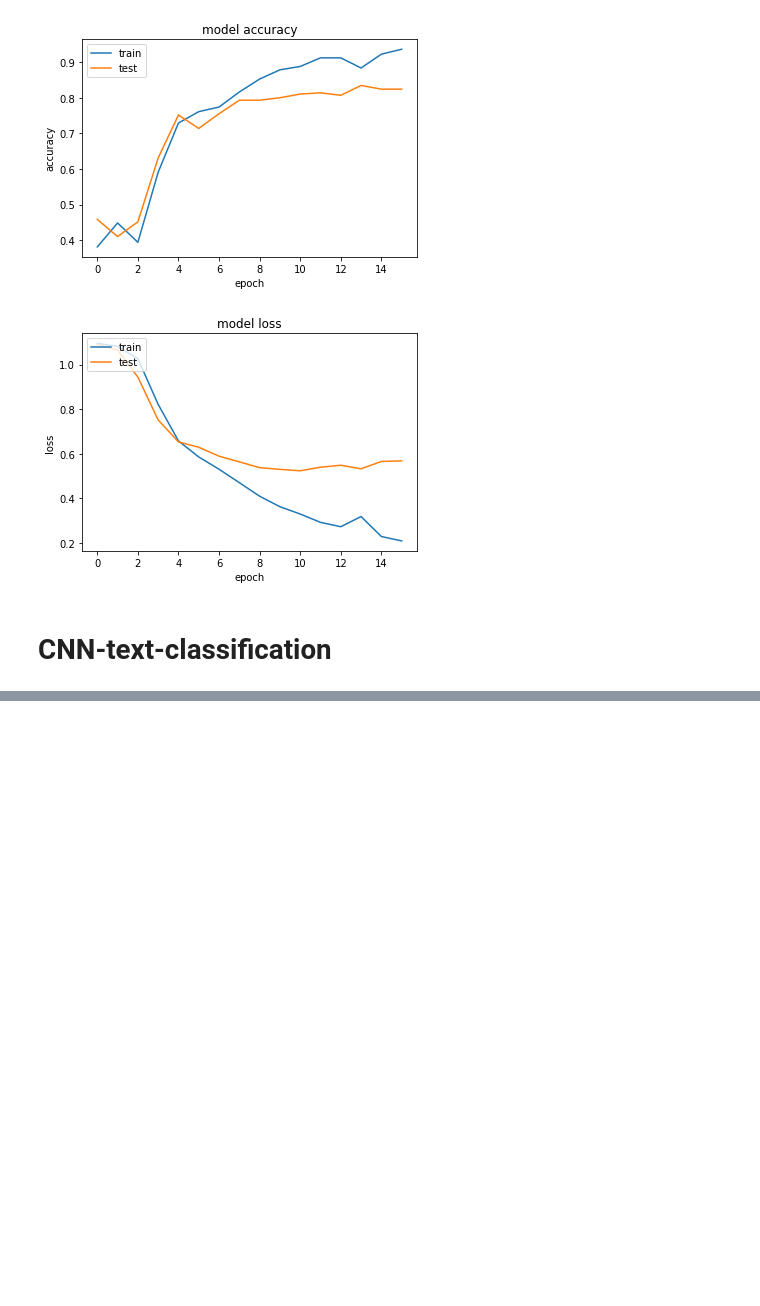
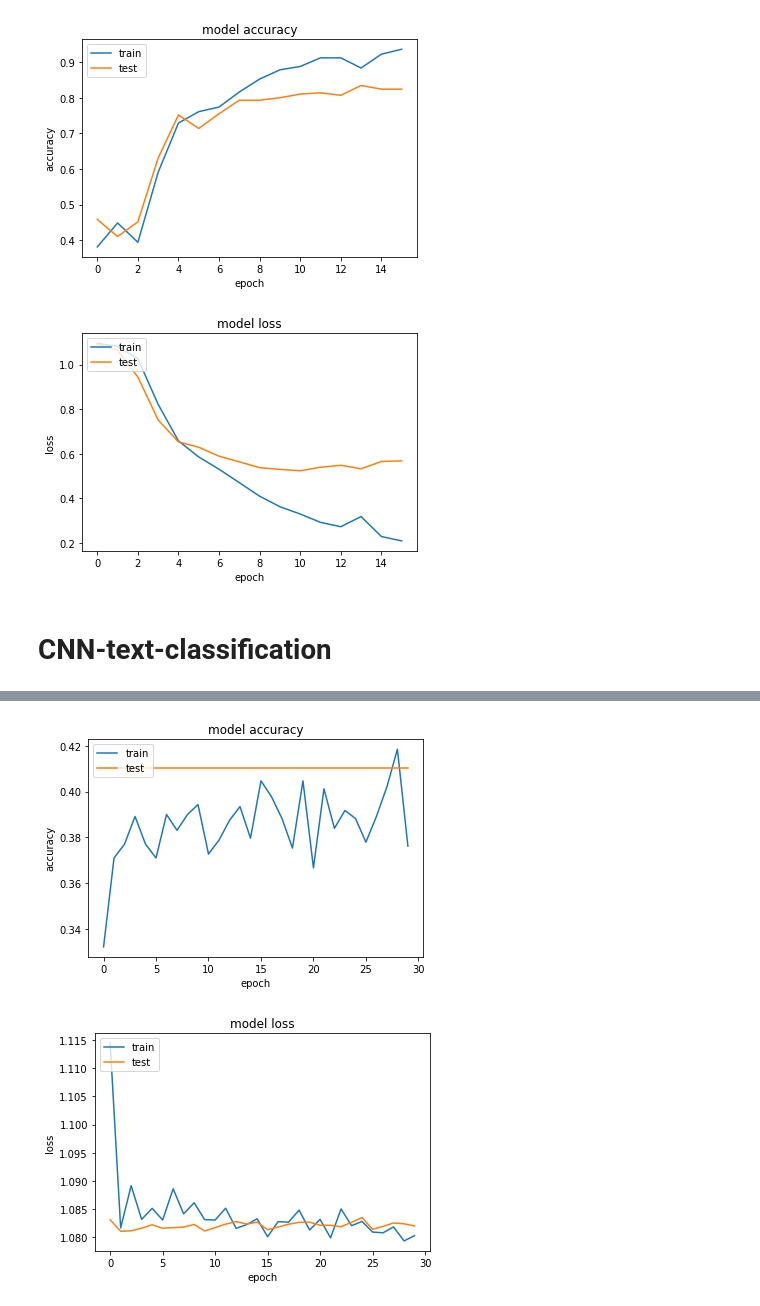
Before and after one commit to YorkUIRLab/eosdb, a Jupyter notebook: experiment/textClassifier-master/TopicLSTM.ipynb, the cells around one changed output, grey strips where cells are left out. Drawn from its saved outputs; the diff is of its cells as text; code cells hidden in the pictures; blank space fills up the shorter version.

Commit message:
conv net

```diff
--- a/experiment/textClassifier-master/TopicLSTM.ipynb
+++ b/experiment/textClassifier-master/TopicLSTM.ipynb
@@ -314,0 +304,70 @@ Wall time: 20min 21s
+# %%
+%%time
+
+
+embed_dim = 128
+sequence_length = X.shape[1] #
+print(sequence_length)
+print(len(X))
+epochs = 30
+batch_size = 30
+
+# https://github.com/Theo-/sentiment-analysis-keras-conv/blob/master/train_keras.py
+# Using keras to load the dataset with the top_words
+# top_words = 10000
+# (X_train, y_train), (X_test, y_test) = imdb.load_data(num_words=top_words)
+
+# Pad the sequence to the same length
+# max_review_length = 1600
+# X_train = sequence.pad_sequences(X_train, maxlen=max_review_length)
+# X_test = sequence.pad_sequences(X_test, maxlen=max_review_length)
+
+# Using embedding from Keras
+# embedding_vecor_length = 300
+model = Sequential()
+# model.add(Embedding(top_words, embedding_vecor_length, input_length=max_review_length))
+model.add(Embedding(max_fatures, embed_dim, input_length=sequence_length))
+# Convolutional model (3x conv, flatten, 2x dense)
+model.add(Convolution1D(64, 3, padding='same', kernel_initializer='normal', activation='relu'))
+model.add(Convolution1D(32, 3, padding='same', kernel_initializer='normal', activation='relu'))
+model.add(Convolution1D(16, 3, padding='same', kernel_initializer='normal', activation='relu'))
+model.add(Flatten())
+model.add(Dropout(0.1))
+model.add(Dense(180, activation='sigmoid'))
+model.add(Dropout(0.1))
+model.add(Dense(units=len(label_cat), activation='sigmoid'))
+
+print(model.summary())
+
+
+adam = Adam(lr=1e-4, beta_1=0.9, beta_2=0.999, epsilon=1e-08, decay=0.0)
+sgd = SGD(lr=0.01, clipnorm=1.)
+# Adagrad
+
+# Log to tensorboard
+# tensorBoardCallback = TensorBoard(log_dir='./logs', write_graph=True)
+model.compile(loss='categorical_crossentropy',
+              optimizer=sgd, metrics=['accuracy'])
+
+# early_stop = EarlyStopping(monitor='val_loss', patience=5, verbose=1)
+checkpoint = ModelCheckpoint('weights.{epoch:03d}-{val_acc:.4f}.hdf5',
+                             monitor='val_acc', verbose=0,
+                             save_best_only=True, mode='auto')
+
+print("Traning Model...")
+network_hist = model.fit(X_train, Y_train, batch_size=batch_size,
+                         epochs=epochs, verbose=1,
+                         callbacks=[checkpoint],
+                         validation_data=(X_test, Y_test))  # starts training
+
+# Evaluation on the test set
+# scores = model.evaluate(X_test, Y_test, verbose=0)
+# print("Accuracy: %.2f%%" % (scores[1]*100))
+
+score, acc = model.evaluate(X_test, Y_test)
+print('Test score:', score)
+print('Test accuracy:', acc)
+
+# print(network_hist.history)
+plot_history(network_hist)
+# %% [output]
@@ -314,0 +391,2 @@ Wall time: 20min 21s
+[figure, added]
+[figure, added]
```
Also changed, not shown: parts of 5 cells of this notebook.
